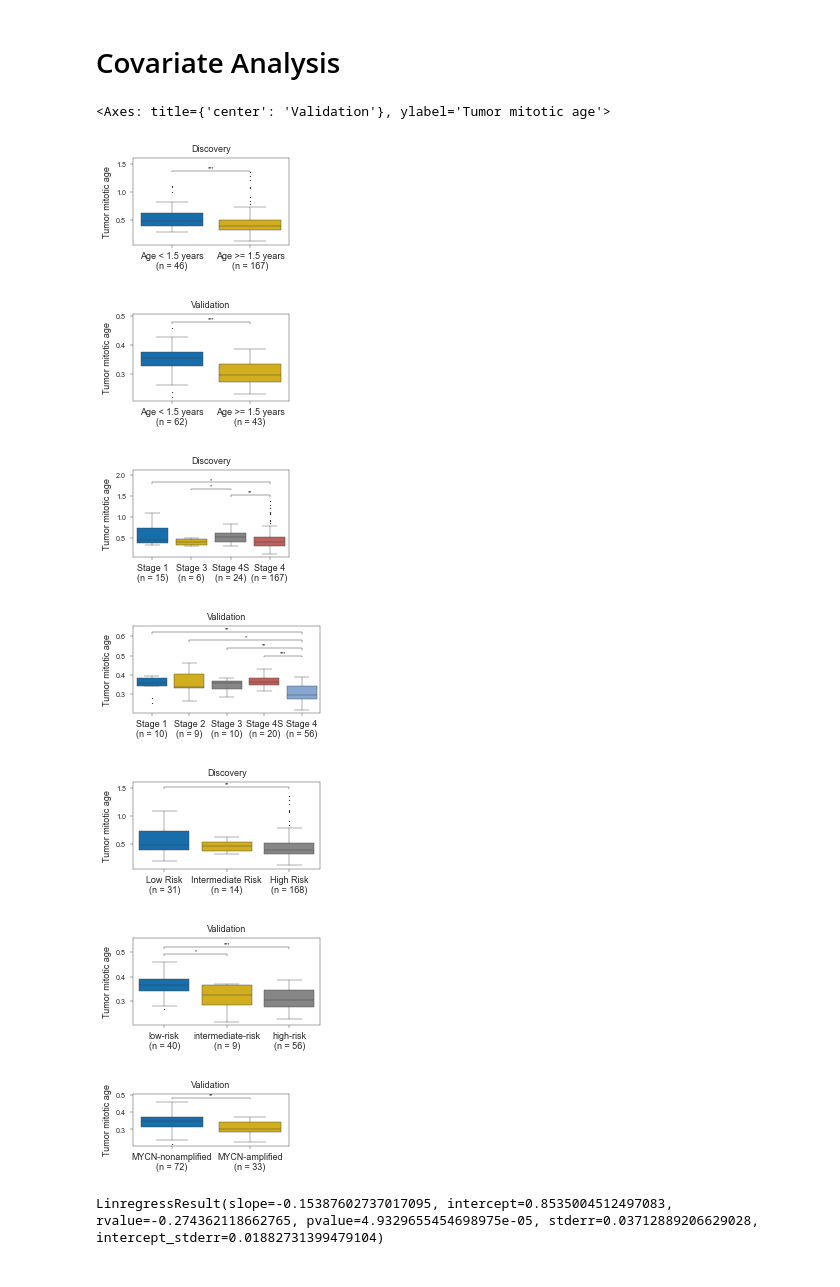
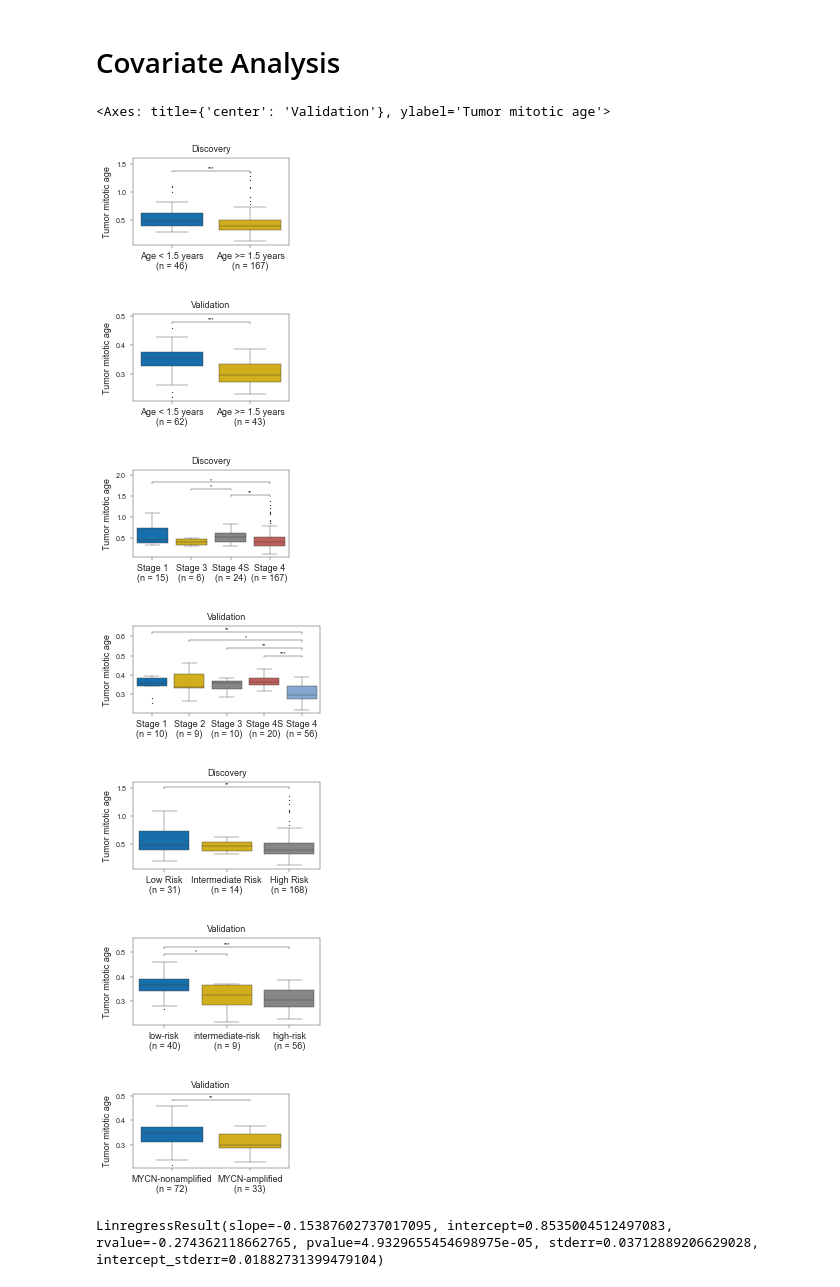
Before and after one commit to danmonyak/EpiClockNBL, a Jupyter notebook: Analysis/Analysis.ipynb, the cells around one changed output. Cells and saved outputs as stored; diff of their text form; code cells hidden in the pictures.

```diff
--- a/Analysis/Analysis.ipynb
+++ b/Analysis/Analysis.ipynb
@@ -248,35 +249,35 @@ pc_util.saveBoxPlotNew(clinical['TARGET'], 'inss_stage', restrict=True,
 pc_util.saveBoxPlotNew(clinical['Henrich'], 'inss stage', restrict=False,
                    var_y='phi', outfile=True, title=True, signif_bar_heights = 0.04,
                    palette=pc_consts['palette_jco'], xlabel='', ylabel='Tumor mitotic age',
                        outdir=covar_path_outdir, use_groups=['Stage 1', 'Stage 2', 'Stage 3', 'Stage 4S', 'Stage 4'],
                    figsize=figsize * [1.2, 1], labelfontsize=pc_consts['labelfontsize'] * 0.9, ticksfontsize=pc_consts['ticksfontsize'], sf=sf, linewidth=pc_consts['linewidth'], fliersize=pc_consts['fliersize'])
 
 pc_util.saveBoxPlotNew(clinical['TARGET'], 'cog_neuroblastoma_risk_group', restrict=True,
                    var_y='phi', outfile=True, title=True, signif_bar_heights = 0.15,
                    palette=pc_consts['palette_jco'], xlabel='', ylabel='Tumor mitotic age',
                        outdir=covar_path_outdir, use_groups=["Low Risk", "Intermediate Risk", "High Risk"],
                    figsize=figsize * [1.2, 1], labelfontsize=pc_consts['labelfontsize'] * 0.9, ticksfontsize=pc_consts['ticksfontsize'], sf=sf, linewidth=pc_consts['linewidth'], fliersize=pc_consts['fliersize'])
 
 pc_util.saveBoxPlotNew(clinical['Henrich'], 'current risk category', restrict=False,
                    var_y='phi', outfile=True, title=True, signif_bar_heights = 0.03,
                    palette=pc_consts['palette_jco'], xlabel='', ylabel='Tumor mitotic age',
                        outdir=covar_path_outdir, use_groups=['low-risk', 'intermediate-risk', 'high-risk'],
                    figsize=figsize * [1.2, 1], labelfontsize=pc_consts['labelfontsize'] * 0.9, ticksfontsize=pc_consts['ticksfontsize'], sf=sf, linewidth=pc_consts['linewidth'], fliersize=pc_consts['fliersize'])
 
 pc_util.saveBoxPlotNew(clinical['Henrich'], 'mycn status', restrict=False,
                    var_y='phi', outfile=True, title=True, signif_bar_heights = 0.023,
                    palette=pc_consts['palette_jco'], xlabel='', ylabel='Tumor mitotic age',
                        outdir=covar_path_outdir, use_groups=['MYCN-nonamplified', 'MYCN-amplified'],
-                   figsize=figsize * [1, 0.6], labelfontsize=pc_consts['labelfontsize'] * 0.9, ticksfontsize=pc_consts['ticksfontsize'], sf=sf, linewidth=pc_consts['linewidth'], fliersize=pc_consts['fliersize'])
+                   figsize=figsize * [1, 0.85], labelfontsize=pc_consts['labelfontsize'] * 0.9, ticksfontsize=pc_consts['ticksfontsize'], sf=sf, linewidth=pc_consts['linewidth'], fliersize=pc_consts['fliersize'])
 # %% [output]
 <Axes: title={'center': 'Validation'}, ylabel='Tumor mitotic age'>
 [figure]
 [figure]
 [figure]
 [figure]
 [figure]
 [figure]
-[figure, old version]
+[figure, new version]
 # %%
 pc_util.getCorrelation(clinical['TARGET'], 'LUMP', 'phi')
 # %% [output]
```
Also changed, not shown: parts of 40 cells of this notebook.
